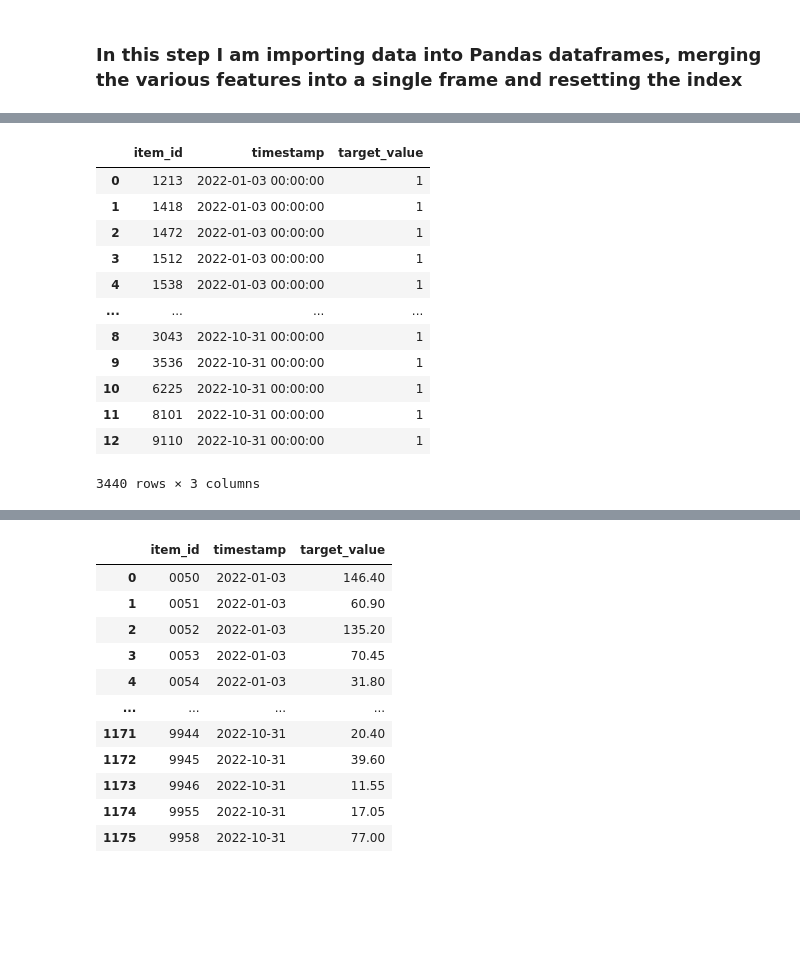
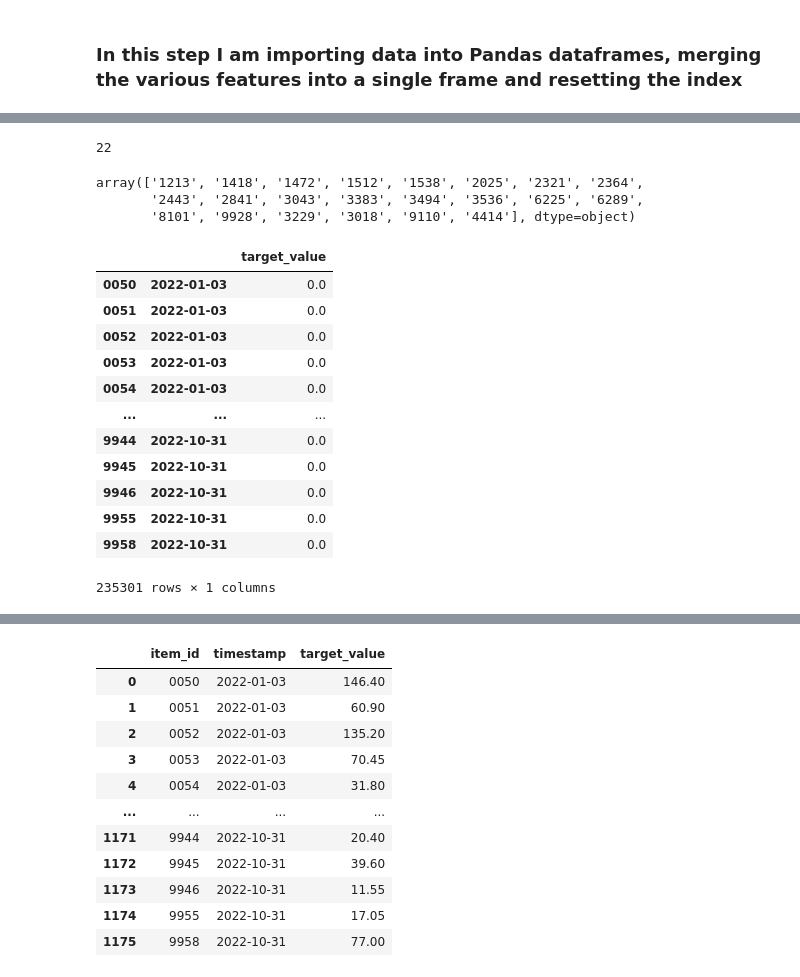
Before and after one commit to calebmcook/udacity-aws-machine-learning-nanodegree-capstone, a Jupyter notebook: 01-Data Import and Transformation.ipynb, the cells around one changed output, grey strips where cells are left out. Saved outputs shown, nothing was run; the diff lists cells and outputs as text; code cells hidden in the pictures; blank space fills up the shorter version.

```diff
--- a/01-Data Import and Transformation.ipynb
+++ b/01-Data Import and Transformation.ipynb
@@ -10,6 +10,8 @@
 import pandas as pd
 import os
 import glob
+# %%
+pd.options.display.max_rows = 100
 # %% [markdown]
 ## Data import
 # %% [markdown]
@@ -30,0 +37,2 @@ ss_vol = pd.read_parquet(ss_path, columns=['Security Code Clean', 'file_date', '
+# %%
+midx2 = pd.Index(close_px[['Security Code Clean','file_date']])
@@ -57,0 +71,5 @@ wl
+# %%
+#there are only 22 stocks that were on the watchlist over the timespan
+wl['item_id'].nunique()
+# %% [output]
+22
@@ -58,19 +78,30 @@ wl
+# %%
+watchlist_stocks
+# %% [output]
+array(['1213', '1418', '1472', '1512', '1538', '2025', '2321', '2364',
+       '2443', '2841', '3043', '3383', '3494', '3536', '6225', '6289',
+       '8101', '9928', '3229', '3018', '9110', '4414'], dtype=object)
+# %%
+wl2 = wl.set_index(['item_id','timestamp']).reindex(midx2)
+       #.fillna(value=0)
+# %%
+wl2 = wl2.fillna(value=0)
+# %%
+wl2
+# %% [output]
+|  |  | target_value |
+| 0050 | 2022-01-03 | 0.0 |
+| 0051 | 2022-01-03 | 0.0 |
+| 0052 | 2022-01-03 | 0.0 |
+| 0053 | 2022-01-03 | 0.0 |
+| 0054 | 2022-01-03 | 0.0 |
+| ... | ... | ... |
+| 9944 | 2022-10-31 | 0.0 |
+| 9945 | 2022-10-31 | 0.0 |
+| 9946 | 2022-10-31 | 0.0 |
+| 9955 | 2022-10-31 | 0.0 |
+| 9958 | 2022-10-31 | 0.0 |
+235301 rows × 1 columns
 # %%
 # Forecast requires timestamps with the following format: yyyy-MM-dd hh:mm:ss
 wl['timestamp'] = wl['timestamp'].apply(lambda x: x.strftime("%Y-%m-%d %X"))
-# %%
-wl
-# %% [output]
-|  | item_id | timestamp | target_value |
-| 0 | 1213 | 2022-01-03 00:00:00 | 1 |
-| 1 | 1418 | 2022-01-03 00:00:00 | 1 |
-| 2 | 1472 | 2022-01-03 00:00:00 | 1 |
-| 3 | 1512 | 2022-01-03 00:00:00 | 1 |
-| 4 | 1538 | 2022-01-03 00:00:00 | 1 |
-| ... | ... | ... | ... |
-| 8 | 3043 | 2022-10-31 00:00:00 | 1 |
-| 9 | 3536 | 2022-10-31 00:00:00 | 1 |
-| 10 | 6225 | 2022-10-31 00:00:00 | 1 |
-| 11 | 8101 | 2022-10-31 00:00:00 | 1 |
-| 12 | 9110 | 2022-10-31 00:00:00 | 1 |
-3440 rows × 3 columns
```
Also changed, not shown: parts of 17 cells of this notebook, 3 other files.
